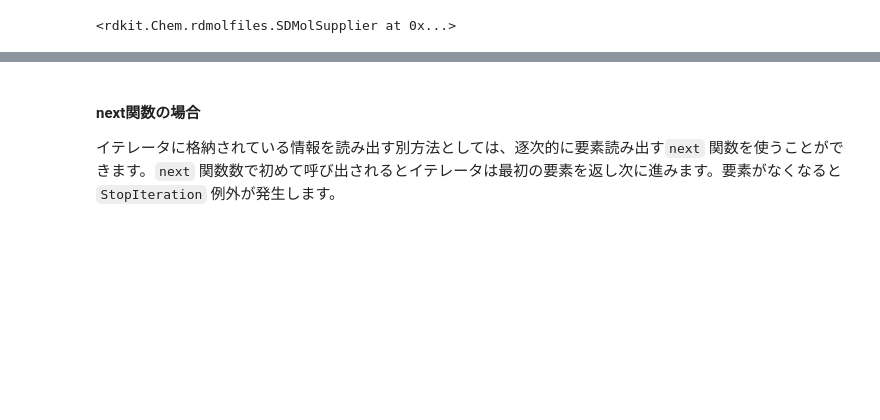
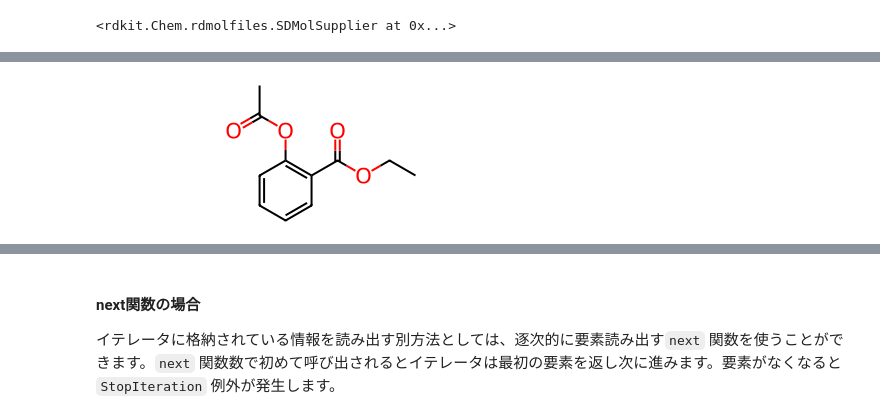
Before and after one commit to ARIM-Academy/Advanced_Tutorial_2, a Jupyter notebook: 1_RDKit-1.ipynb, the cells around one changed output, grey strips where cells are left out. Saved outputs shown, nothing was run; the diff lists cells and outputs as text; code cells hidden in the pictures; blank space fills up the shorter version.

```diff
--- a/1_RDKit-1.ipynb
+++ b/1_RDKit-1.ipynb
@@ -167,0 +174,5 @@ Pythonの専門的な文脈では、これらのインスタンスは「イテ
+# %%
+# sdfの2番目の要素の呼び出し
+sdf[1]
+# %% [output]
+[figure, added]
```
Also changed, not shown: parts of 23 cells of this notebook, 8 other files.
